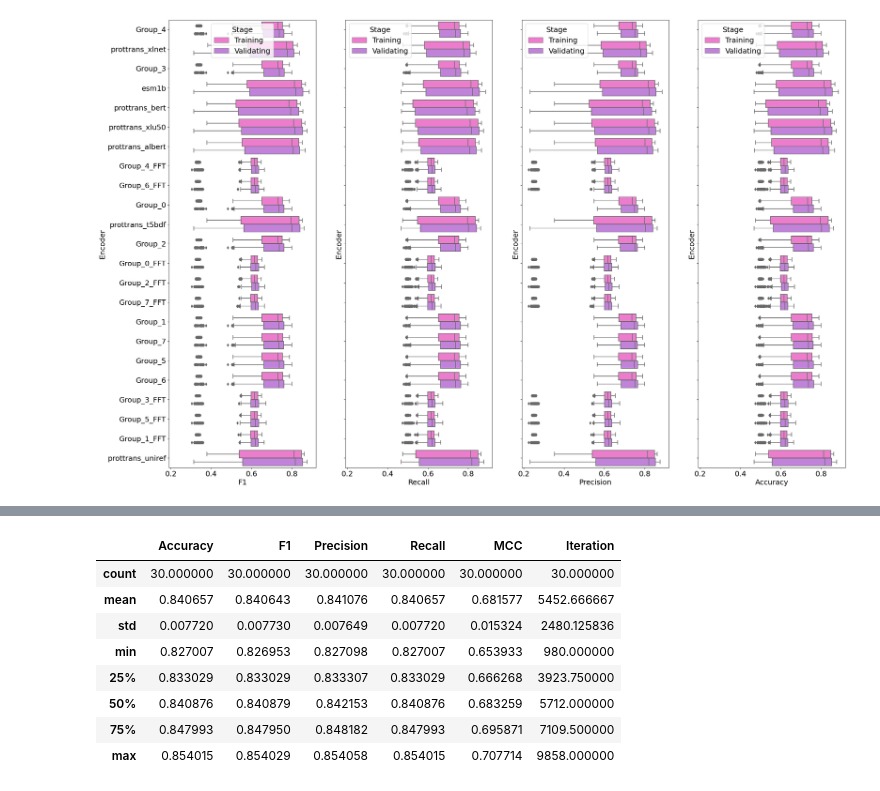
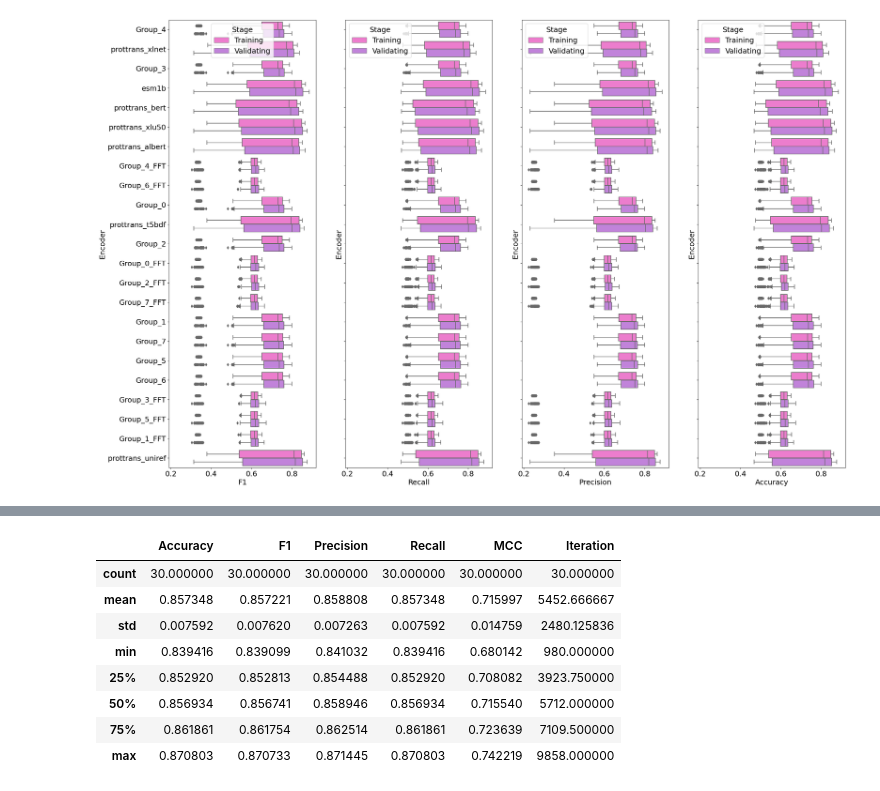
Before and after one commit to ProteinEngineering-PESB2/amp_class_ml, a Jupyter notebook: src/exploring_trained_methods/checking_antibacterial.ipynb, the cells around one changed output, grey strips where cells are left out. Drawn from its saved outputs; the diff is of its cells as text; code cells hidden in the pictures.

```diff
--- a/src/exploring_trained_methods/checking_antibacterial.ipynb
+++ b/src/exploring_trained_methods/checking_antibacterial.ipynb
@@ -130,14 +123,14 @@ df_selection
 | 203 | RandomForest | prottrans_t5bdf | 1 | 1 | 1 | ... |
 | 252 | XGBoost | prottrans_xlu50 | 1 | 1 | 1 | ... |
 # %%
-df_results_validation[(df_results_validation["Algorithm"] == "ExtraTrees") & (df_results_validation["Encoder"] == "prottrans_albert")].describe()
+df_results_validation[(df_results_validation["Algorithm"] == "ExtraTrees") & (df_results_validation["Encoder"] == "esm1b")].describe()
 # %% [output]
 |  | Accuracy | F1 | Precision | Recall | MCC | Iteration |
 | count | 30.000000 | 30.000000 | 30.000000 | 30.000000 | 30.000000 | 30.000000 |
-| mean | 0.840657 | 0.840643 | 0.841076 | 0.840657 | 0.681577 | 5452.666667 |
-| std | 0.007720 | 0.007730 | 0.007649 | 0.007720 | 0.015324 | 2480.125836 |
-| min | 0.827007 | 0.826953 | 0.827098 | 0.827007 | 0.653933 | 980.000000 |
-| 25% | 0.833029 | 0.833029 | 0.833307 | 0.833029 | 0.666268 | 3923.750000 |
-| 50% | 0.840876 | 0.840879 | 0.842153 | 0.840876 | 0.683259 | 5712.000000 |
-| 75% | 0.847993 | 0.847950 | 0.848182 | 0.847993 | 0.695871 | 7109.500000 |
-| max | 0.854015 | 0.854029 | 0.854058 | 0.854015 | 0.707714 | 9858.000000 |
+| mean | 0.857348 | 0.857221 | 0.858808 | 0.857348 | 0.715997 | 5452.666667 |
+| std | 0.007592 | 0.007620 | 0.007263 | 0.007592 | 0.014759 | 2480.125836 |
+| min | 0.839416 | 0.839099 | 0.841032 | 0.839416 | 0.680142 | 980.000000 |
+| 25% | 0.852920 | 0.852813 | 0.854488 | 0.852920 | 0.708082 | 3923.750000 |
+| 50% | 0.856934 | 0.856741 | 0.858946 | 0.856934 | 0.715540 | 5712.000000 |
+| 75% | 0.861861 | 0.861754 | 0.862514 | 0.861861 | 0.723639 | 7109.500000 |
+| max | 0.870803 | 0.870733 | 0.871445 | 0.870803 | 0.742219 | 9858.000000 |
```
Also changed, not shown: parts of 4 cells of this notebook, 6 other files.
